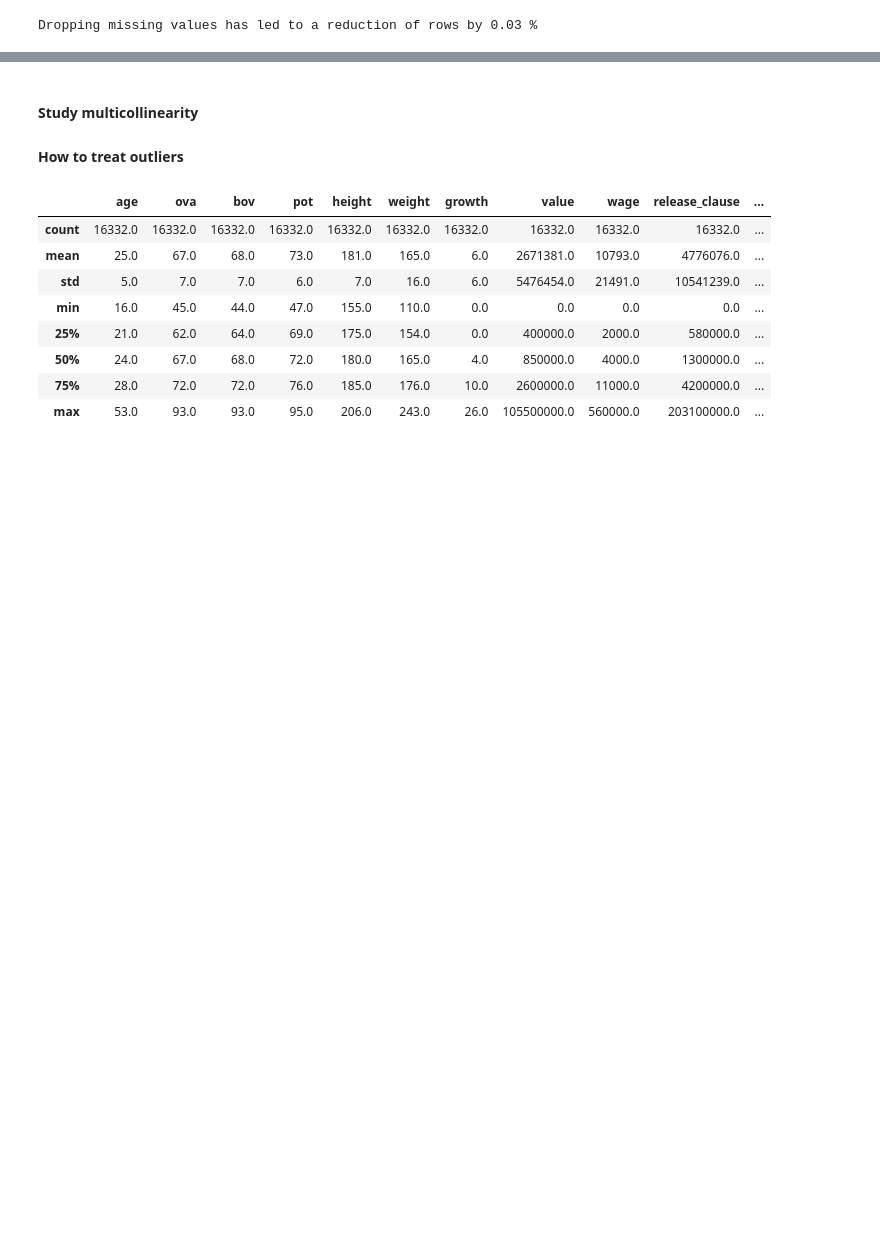
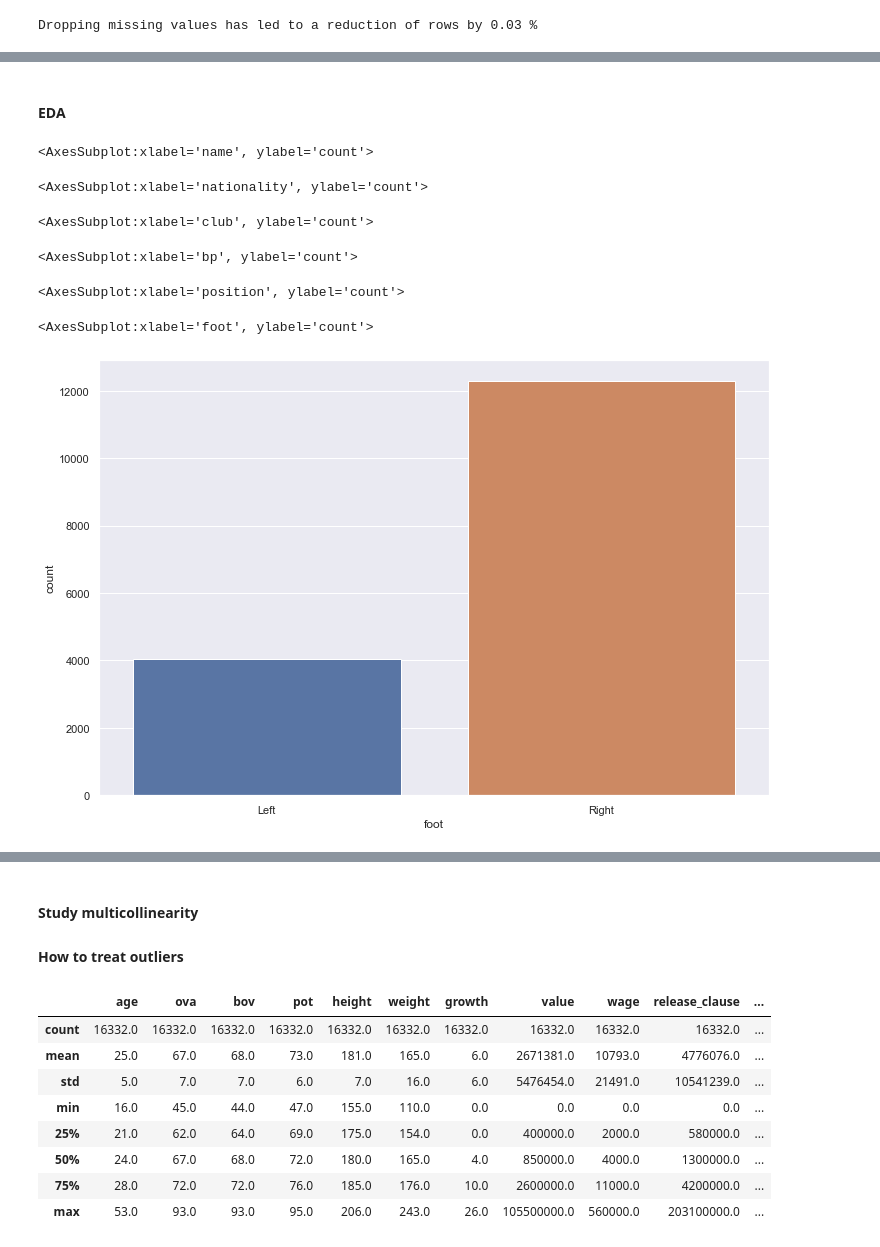
Before and after one commit to Edoardo1996/data_mid_bootcamp_project_FIFA_MoneyBall, a Jupyter notebook: main.ipynb, the cells around one changed output, grey strips where cells are left out. Drawn from its saved outputs; the diff is of its cells as text; code cells hidden in the pictures; blank space fills up the shorter version.

```diff
--- a/main.ipynb
+++ b/main.ipynb
@@ -93,10 +97,10 @@ df = df.dropna(subset=cat_nan_cols)
 # %%
-# replace missing numeric data with the simple average of the column
-# a better analysis should at least try to get better values, for example clustering
-# the player by their roles (vision and positioning attributes are different if player
-# is a defender or attacker)
-nan_cols = [col for col in df.columns if df[col].isna().sum() > 0]
-df[nan_cols] = df[nan_cols].fillna(df.composure.mean())
+# Replace missing numerical data with the simple average of the column.
+# A better analysis should at least try to get better values, for example clustering
+# the player by their roles (for example vision and positioning attributes are different if player
+# is a defender or attacker or goalkeeper)
+nan_cols = [col for col in df.columns if df[col].isna().sum() > 0] # new NaN columns after dropping of categorical missing rows
+df[nan_cols] = df[nan_cols].fillna(df[nan_cols].mean())
 print('Dropping missing values has led to a reduction of rows by {} %'.format(
     round((orig_rows-df.shape[0])/orig_rows, 2)
 ))
@@ -279,3 +288,5 @@ memory usage: 16.1+ MB
+# %% [markdown]
+#### EDA
 # %%
 ### EDA, some insight about the dataset:
 # Nation wise rappresentation
@@ -292,0 +309,20 @@ memory usage: 16.1+ MB
+# %%
+# Analyze some count plots
+# When a lot of distinct values are present, only top 10 is considered
+def get_to_10(df, col):
+    """Return """
+    top_10 = df[col].value_counts()[:10].index
+    return df[col].loc[df[col].isin(top_10)]
+
+count_plot_cols = ['name', 'nationality', 'club', 'bp', 'position', 'foot']
+sns.set(rc={'figure.figsize':(12,8)})
+for col in count_plot_cols:
+    sns.countplot(get_to_10(df, col))
+# %% [output]
+<AxesSubplot:xlabel='name', ylabel='count'>
+<AxesSubplot:xlabel='nationality', ylabel='count'>
+<AxesSubplot:xlabel='club', ylabel='count'>
+<AxesSubplot:xlabel='bp', ylabel='count'>
+<AxesSubplot:xlabel='position', ylabel='count'>
+<AxesSubplot:xlabel='foot', ylabel='count'>
+[figure, added]
```
Also changed, not shown: parts of 19 cells of this notebook, 2 other files.
